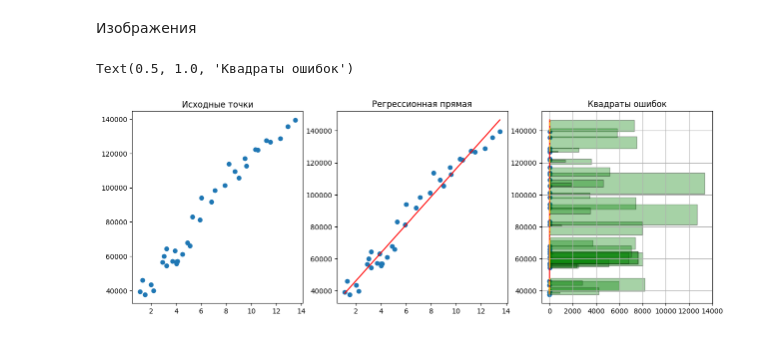
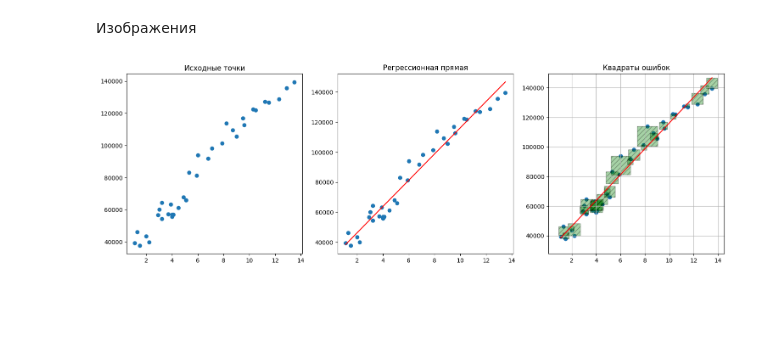
Before and after one commit to Alena418/ML, a Jupyter notebook: lab1/lab1.ipynb, the cells around one changed output. Saved outputs shown, nothing was run; the diff lists cells and outputs as text; code cells hidden in the pictures; blank space fills up the shorter version.

```diff
--- a/lab1/lab1.ipynb
+++ b/lab1/lab1.ipynb
@@ -100,35 +100,48 @@ print(f'Уравнение прямой: y = {a:.4f} * x + {b:.4f}')
 # %%
 fig, ax = plt.subplots(1, 3, figsize = (15, 5))
 
 ax[0].scatter(x, y)
 ax[0].set_title('Исходные точки')
 
 ax[1].scatter(x, y)
 order = np.argsort(x)
 ax[1].plot(x[order], y_pred[order], color = 'red')
 ax[1].set_title('Регрессионная прямая')
 
 ax[2].scatter(x, y)
-ax[2].plot(x, a * x + b, color = 'red')
+ax[2].plot(x[order], y_pred[order], color = 'red')
 
-for xi, yi in zip(x, y):
-    y_pr = a * xi + b
-    error = abs(yi - y_pr)
-    square = Rectangle((xi, min(yi, y_pr)),
-                        error,
-                        error,
-                        facecolor = 'green',
-                        edgecolor = 'black',
-                        alpha = 0.35)
+# Фиксируем границы графика
+ax[2].set_xlim(x.min() - 1, x.max() + 1)
+ax[2].set_ylim(y.min() - 10000, y.max() + 10000)
+
+# Определяем размеры области графика
+fig.tight_layout()
+fig.canvas.draw()
+
+width = ax[2].get_window_extent().width
+height = ax[2].get_window_extent().height
+
+# Масштаб для отображения квадратов
+scale = ((x.max() - x.min()) / (y.max() - y.min())) * (height / width)
+
+for xi, yi, ypi in zip(x, y, y_pred):
+
+    error = abs(yi - ypi)
+
+    square = Rectangle(
+        (xi - error * scale / 2, min(yi, ypi)),
+        error * scale,
+        error,
+        facecolor='green',
+        edgecolor='black',
+        alpha=0.35,
+        hatch='///'
+    )
 
     ax[2].add_patch(square)
-    ax[2].plot([xi, xi],
-                [yi, y_pr],
-                color = 'orange',
-                linestyle = '--')
 
+ax[2].set_title('Квадраты ошибок')
 ax[2].grid(True)
-ax[2].set_title('Квадраты ошибок')
 # %% [output]
-Text(0.5, 1.0, 'Квадраты ошибок')
-[figure, old version]
+[figure, new version]
```
Also changed, not shown: parts of 1 cell of this notebook.
